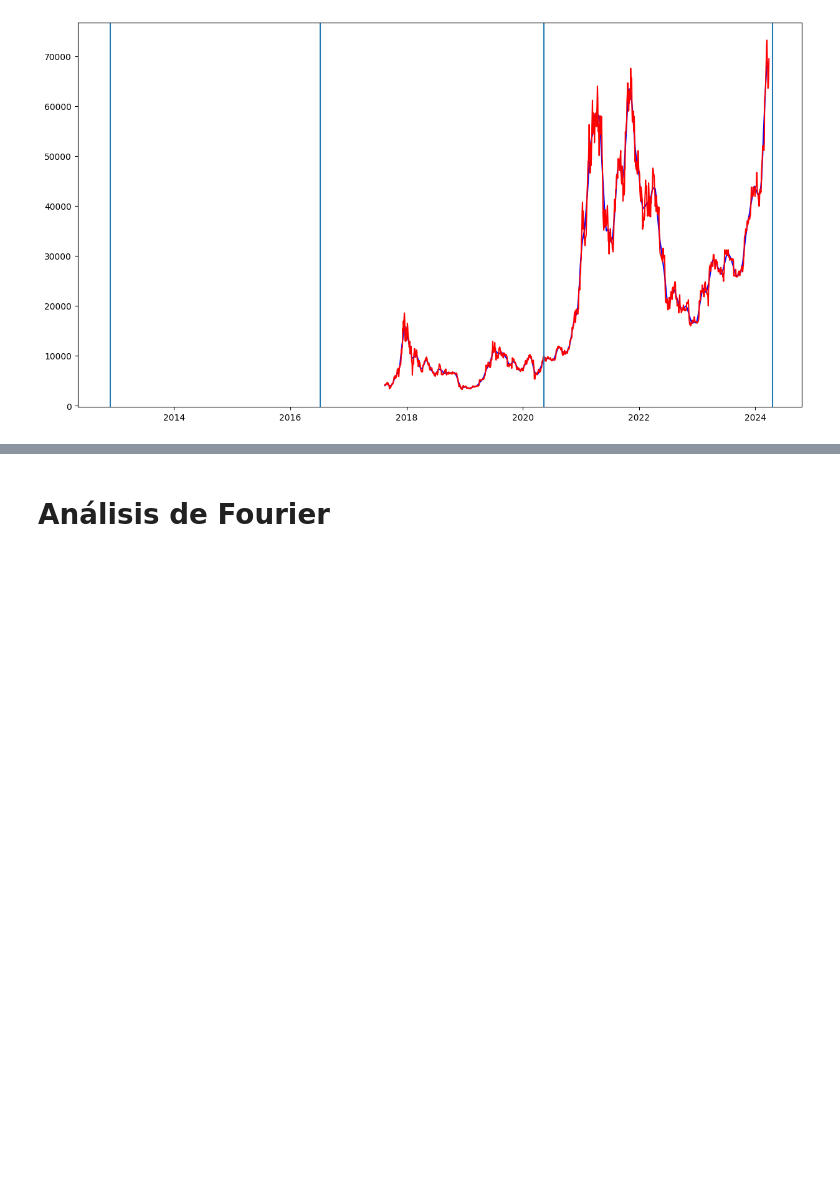
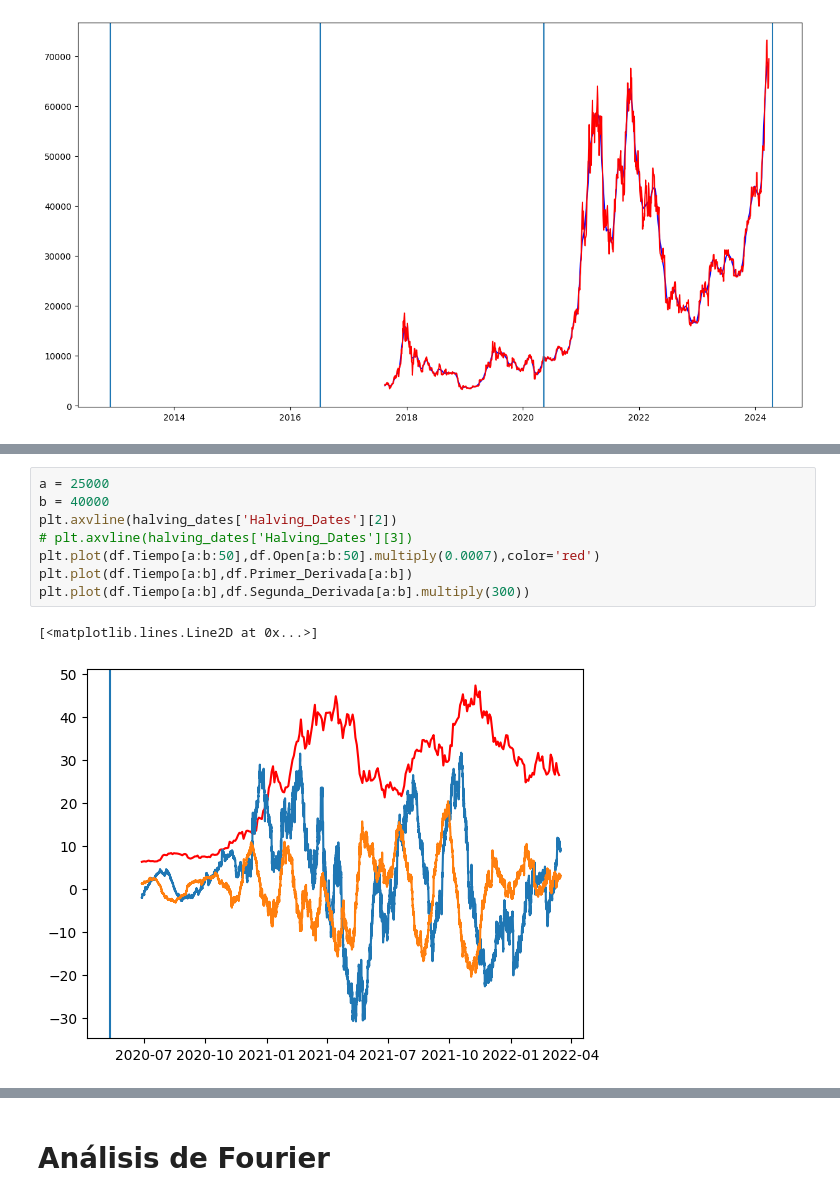
Before and after one commit to Tinmarian/tradingbot, a Jupyter notebook: cristian/scrips/analisis_graficas_derivadas.ipynb, the cells around one changed output, grey strips where cells are left out. Drawn from its saved outputs; the diff is of its cells as text; blank space fills up the shorter version.

```diff
--- a/cristian/scrips/analisis_graficas_derivadas.ipynb
+++ b/cristian/scrips/analisis_graficas_derivadas.ipynb
@@ -141,0 +182,11 @@ plt.show()
+# %%
+a = 25000
+b = 40000
+plt.axvline(halving_dates['Halving_Dates'][2])
+# plt.axvline(halving_dates['Halving_Dates'][3])
+plt.plot(df.Tiempo[a:b:50],df.Open[a:b:50].multiply(0.0007),color='red')
+plt.plot(df.Tiempo[a:b],df.Primer_Derivada[a:b])
+plt.plot(df.Tiempo[a:b],df.Segunda_Derivada[a:b].multiply(300))
+# %% [output]
+[<matplotlib.lines.Line2D at 0x...>]
+[figure, added]
```
Also changed, not shown: parts of 25 cells of this notebook, 1 other file.
